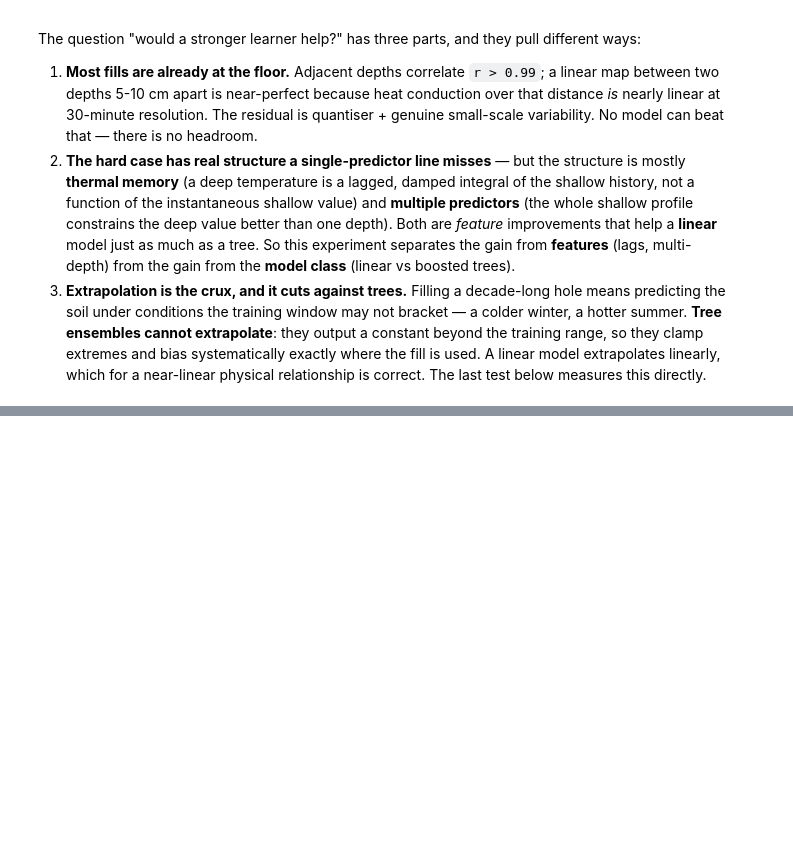
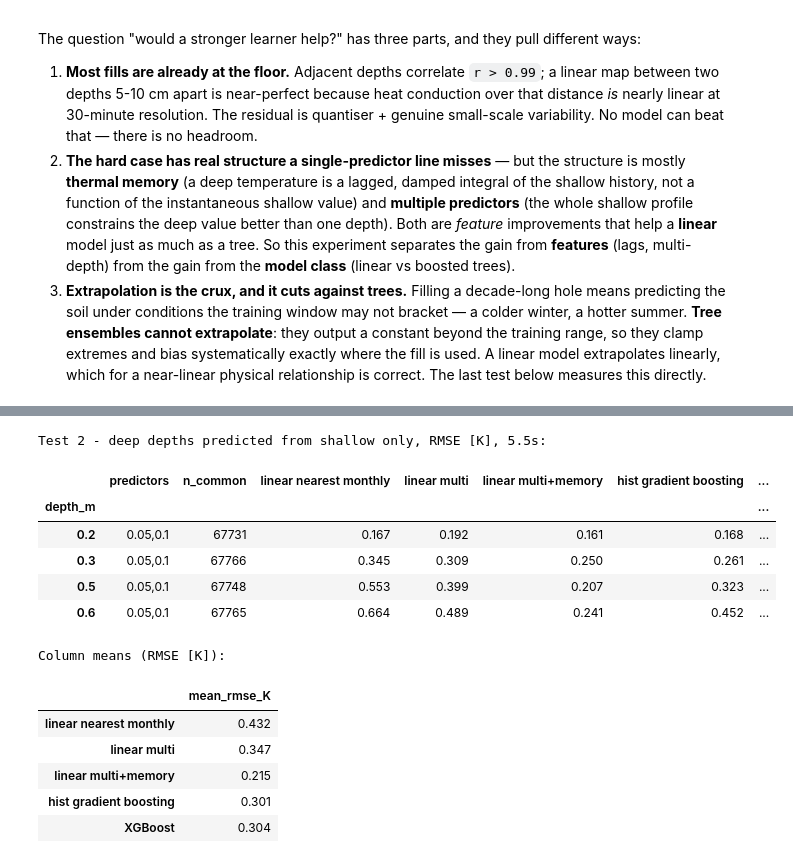
Before and after one commit to holukas/dataset_ch-lae_flux_product, a Jupyter notebook: workflow/10_METEO/30_PRODUCTS/TS_FF1_GAPFILL_ML_COMPARISON.ipynb, the cells around one changed output, grey strips where cells are left out. Cells and saved outputs as stored; diff of their text form; code cells hidden in the pictures; blank space fills up the shorter version.

```diff
--- a/workflow/10_METEO/30_PRODUCTS/TS_FF1_GAPFILL_ML_COMPARISON.ipynb
+++ b/workflow/10_METEO/30_PRODUCTS/TS_FF1_GAPFILL_ML_COMPARISON.ipynb
@@ -345,29 +435,45 @@ print("clamping problem, and it is the regime a decade-long hole lives in.")
 # %%
-# A picture of the same thing: predicted vs measured at 0.5 m in 2024-2025, coloured by regime.
-target = _EXTRAP_TARGET
-lo, hi = M[target][_extr_tr].quantile(0.01), M[target][_extr_tr].quantile(0.99)
+DEEP, SHALLOW = ["0.2", "0.3", "0.5", "0.6"], ["0.05", "0.1", "0.15"]
+_hidewin = full_index >= "2022-01-01"
 
-fig, axs = plt.subplots(ncols=1 + len(MODEL_FNS()), figsize=(5.2 * (1 + len(MODEL_FNS())), 5),
-                        dpi=100, layout="constrained")
-axs = np.atleast_1d(axs)
-_fns = {"linear multi+memory": lambda: LinearRegression(), **MODEL_FNS()}
-for ax, (name, fn) in zip(axs, _fns.items()):
-    pred, _ = predict_model(M, fn, _extr_Xm, target, _extr_tr, _extr_te)
-    d = pd.DataFrame({"truth": M[target], "pred": pred})[_extr_te].dropna()
-    inside = d["truth"].between(lo, hi)
-    ax.scatter(d.loc[inside, "truth"], d.loc[inside, "pred"], s=3, alpha=.3, color="#00897B",
-               label="inside envelope")
-    ax.scatter(d.loc[~inside, "truth"], d.loc[~inside, "pred"], s=6, alpha=.5, color="#D32F2F",
-               label="outside envelope")
-    _lim = [d[["truth", "pred"]].min().min(), d[["truth", "pred"]].max().max()]
-    ax.plot(_lim, _lim, color="#90A4AE", ls="--", lw=1)
-    for _v in (lo, hi):
-        ax.axvline(_v, color="#90A4AE", ls=":", lw=.8)
-    ax.set_title(name, fontsize=10)
-    ax.set_xlabel("measured 0.5 m [°C]")
-    ax.legend(fontsize=7)
-axs[0].set_ylabel("predicted [°C]")
-fig.suptitle("Predicted vs measured at 0.5 m, 2024-2025. Points outside the dotted training envelope "
-             "are where trees clamp", fontsize=12)
-plt.show()
+# Blind to ALL deep depths in the test window, exactly like the real 2010-2020 hole: only the
+# shallow depths are available to predict the deep ones. (0.15 m ends 2021, so in this test window
+# the usable shallow predictors are 0.05 and 0.1 - which is why the numbers here are conservative
+# relative to the real hole, where 0.15 m is still present.) Built once for all four targets: it
+# does not depend on which deep depth is being predicted, and copying 374 k x 7 per target was
+# pure waste.
+MBLIND = M.copy()
+MBLIND.loc[_hidewin, DEEP] = np.nan
+
+
+def run_hole(target):
+    hide = _hidewin & M[target].notna()
+    keep = ~_hidewin
+    cands = usable_predictors(MBLIND, SHALLOW, keep, hide)
+    return {"depth_m": float(target), "predictors": ",".join(cands),
+            **compare_methods(MBLIND, target, cands, keep, hide, frame_tag="deep-blind")}
+
+
+_t0 = time.perf_counter()
+TEST2 = pd.DataFrame([run_hole(t) for t in DEEP]).set_index("depth_m")
+print(f"Test 2 - deep depths predicted from shallow only, RMSE [K], "
+      f"{time.perf_counter() - _t0:.1f}s:")
+display(TEST2.round(3))
+print("\nColumn means (RMSE [K]):")
+display(TEST2[METHOD_COLS].mean().round(3).to_frame("mean_rmse_K"))
+# %% [output]
+Test 2 - deep depths predicted from shallow only, RMSE [K], 5.5s:
+|  | predictors | n_common | linear nearest monthly | linear multi | linear multi+memory | hist gradient boosting | ... |
+| depth_m |  |  |  |  |  |  | ... |
+| 0.2 | 0.05,0.1 | 67731 | 0.167 | 0.192 | 0.161 | 0.168 | ... |
+| 0.3 | 0.05,0.1 | 67766 | 0.345 | 0.309 | 0.250 | 0.261 | ... |
+| 0.5 | 0.05,0.1 | 67748 | 0.553 | 0.399 | 0.207 | 0.323 | ... |
+| 0.6 | 0.05,0.1 | 67765 | 0.664 | 0.489 | 0.241 | 0.452 | ... |
+Column means (RMSE [K]):
+|  | mean_rmse_K |
+| linear nearest monthly | 0.432 |
+| linear multi | 0.347 |
+| linear multi+memory | 0.215 |
+| hist gradient boosting | 0.301 |
+| XGBoost | 0.304 |
 # %% [markdown]
```
Also changed, not shown: parts of 36 cells of this notebook.
